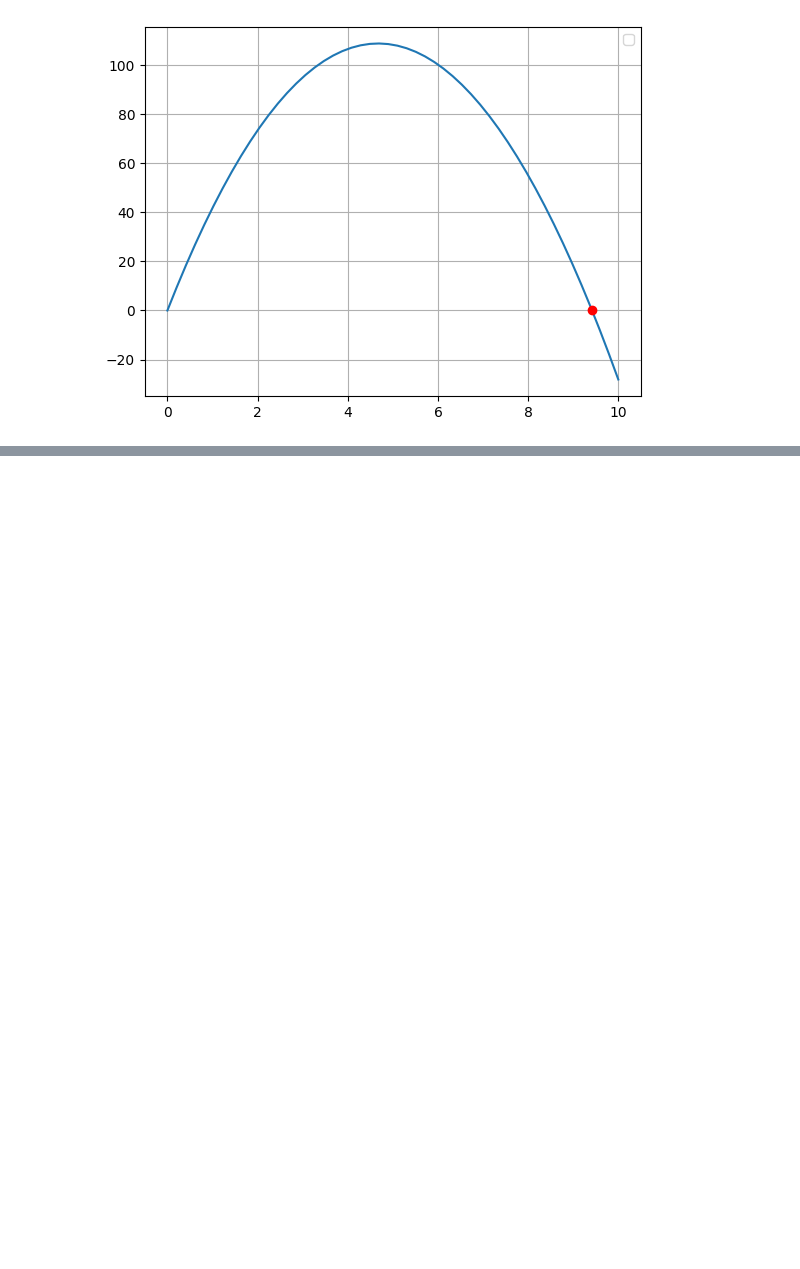
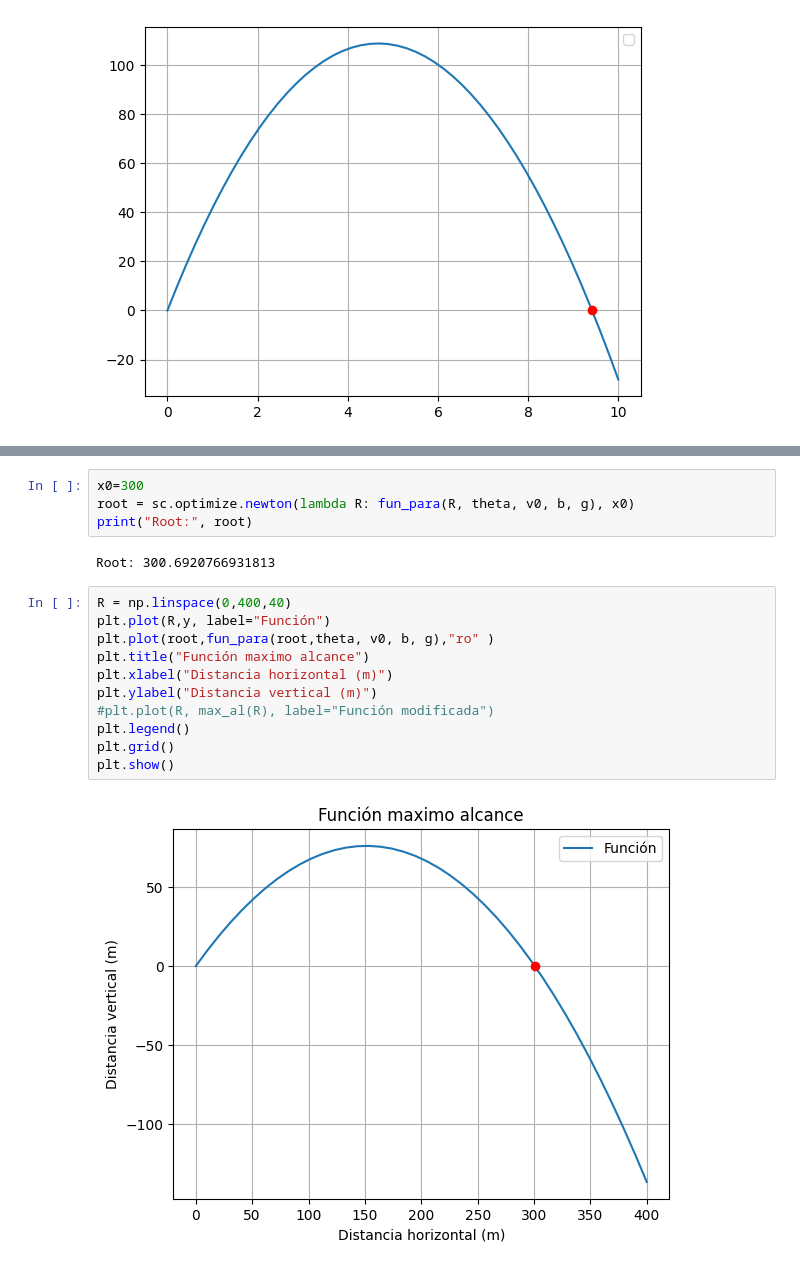
Before and after one commit to hernansalinas/CursoMetodosComputacionales, a Jupyter notebook: Students/Chica_719/Copia_de_Examen01_2024_1.ipynb, the cells around one changed output, grey strips where cells are left out. Drawn from its saved outputs; the diff is of its cells as text; blank space fills up the shorter version.

```diff
--- a/Students/Chica_719/Copia_de_Examen01_2024_1.ipynb
+++ b/Students/Chica_719/Copia_de_Examen01_2024_1.ipynb
@@ -238,0 +229,19 @@ WARNING:matplotlib.legend:No artists with labels found to put in legend.  Note t
+# %%
+x0=300
+root = sc.optimize.newton(lambda R: fun_para(R, theta, v0, b, g), x0)
+print("Root:", root)
+# %% [output]
+Root: 300.6920766931813
+# %%
+R = np.linspace(0,400,40)
+plt.plot(R,y, label="Función")
+plt.plot(root,fun_para(root,theta, v0, b, g),"ro" )
+plt.title("Función maximo alcance")
+plt.xlabel("Distancia horizontal (m)")
+plt.ylabel("Distancia vertical (m)")
+#plt.plot(R, max_al(R), label="Función modificada")
+plt.legend()
+plt.grid()
+plt.show()
+# %% [output]
+[figure, added]
```
Also changed, not shown: parts of 11 cells of this notebook.
